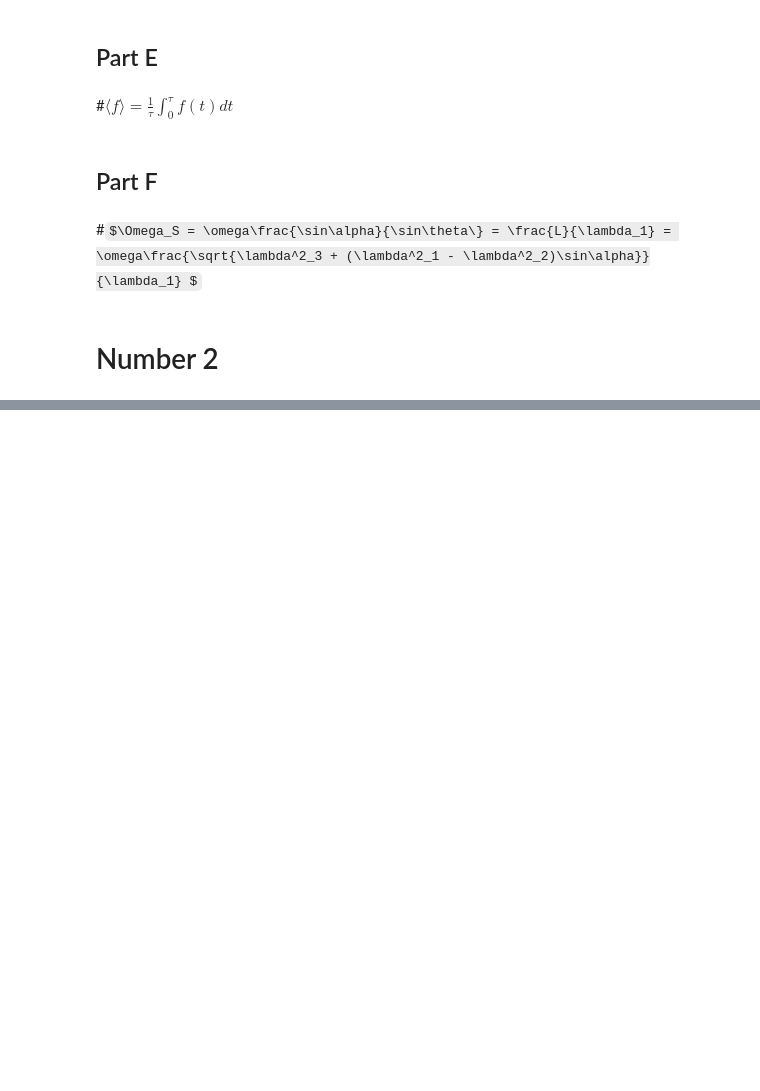
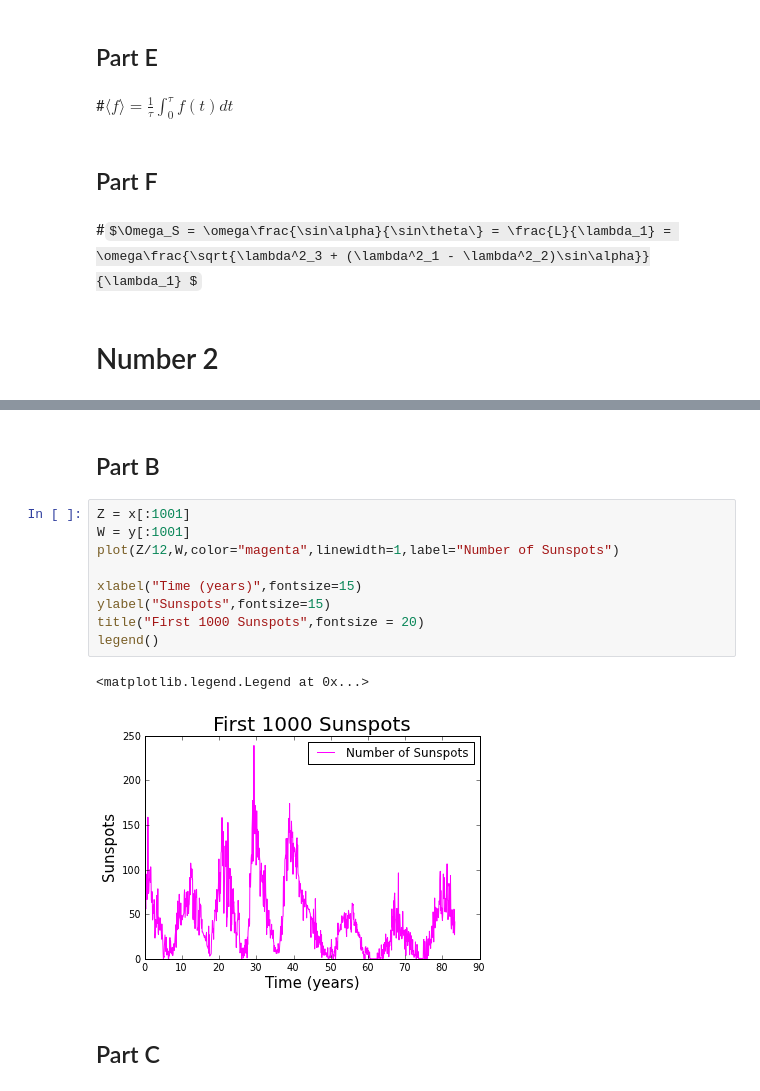
Before and after one commit to dcrose/PHYS202-S13, a Jupyter notebook: Week3/GraphicsEx2.ipynb, the cells around one changed output, grey strips where cells are left out. Cells and saved outputs as stored; diff of their text form; some formulas as TeX source; blank space fills up the shorter version.

```diff
--- a/Week3/GraphicsEx2.ipynb
+++ b/Week3/GraphicsEx2.ipynb
@@ -42,0 +94,18 @@ NameError: name 'sec' is not defined
+# %% [markdown]
+Part B
+-
+# %%
+Z = x[:1001]
+W = y[:1001]
+plot(Z/12,W,color="magenta",linewidth=1,label="Number of Sunspots")
+
+xlabel("Time (years)",fontsize=15)
+ylabel("Sunspots",fontsize=15)
+title("First 1000 Sunspots",fontsize = 20)
+legend()
+# %% [output]
+<matplotlib.legend.Legend at 0x...>
+[figure, added]
+# %% [markdown]
+Part C
+-
```
Also changed, not shown: parts of 9 cells of this notebook.
